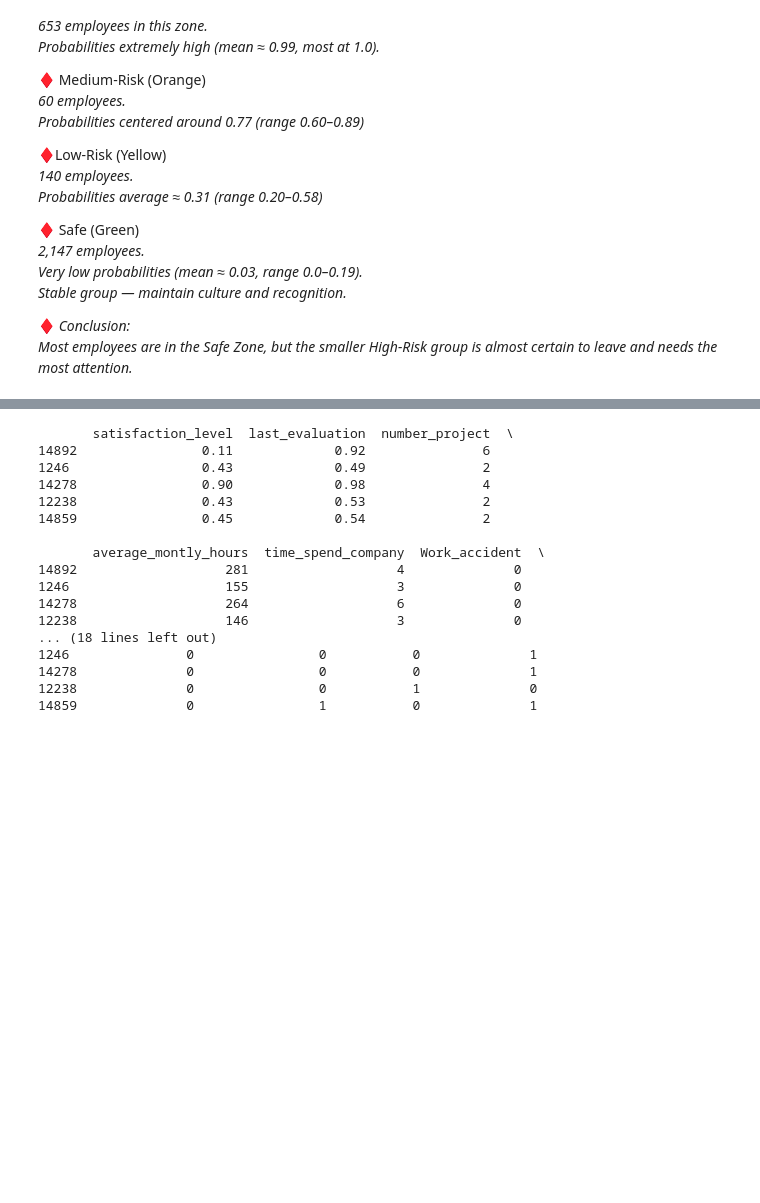
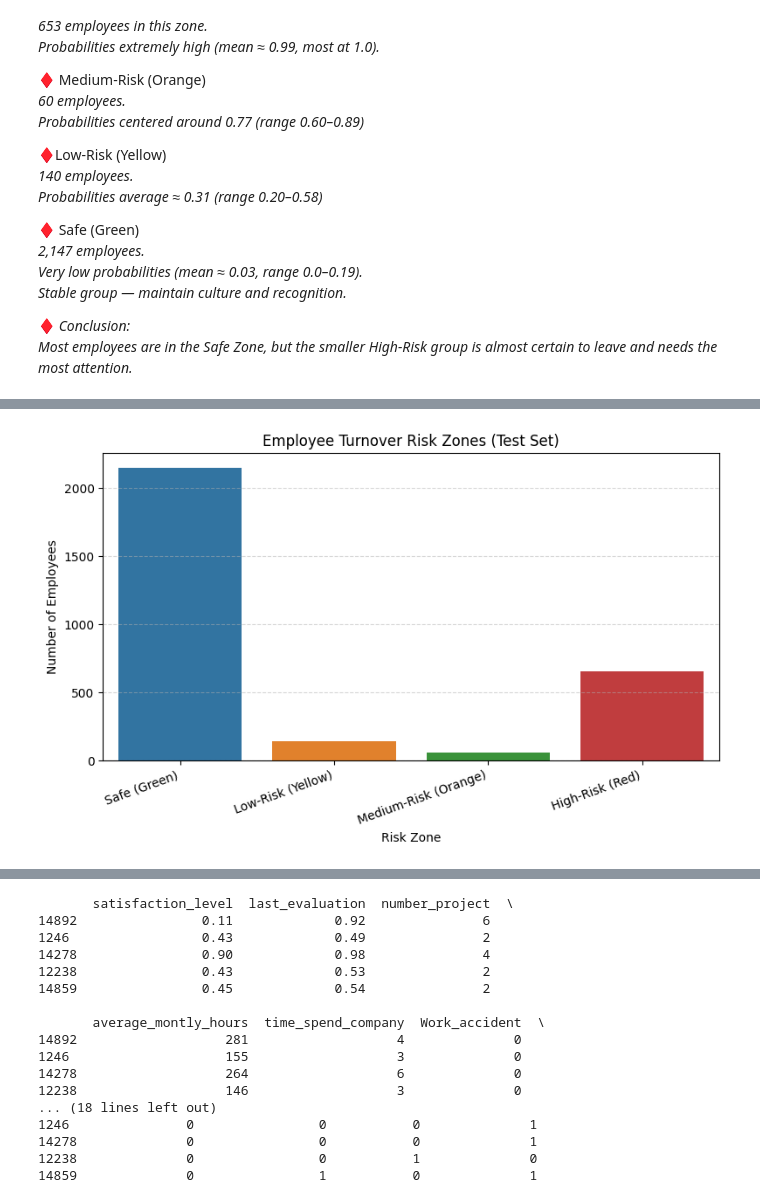
Before and after one commit to joanacoyle/project_empl_turn_joanacoyle., a Jupyter notebook: project_empl_turn_joanacoyle.ipynb, the cells around one changed output, grey strips where cells are left out. Cells and saved outputs as stored; diff of their text form; code cells hidden in the pictures; blank space fills up the shorter version.

```diff
--- a/project_empl_turn_joanacoyle.ipynb
+++ b/project_empl_turn_joanacoyle.ipynb
@@ -1473,4 +1458,19 @@ Medium-Risk (Orange)      63
 Name: count, dtype: int64
+# %%
+order = ["Safe (Green)", "Low-Risk (Yellow)", "Medium-Risk (Orange)", "High-Risk (Red)"]
+zone_counts = results["risk_zone"].value_counts().reindex(order)
+
+plt.figure(figsize=(8,5))
+sns.barplot(x=zone_counts.index, y=zone_counts.values)
+plt.title("Employee Turnover Risk Zones (Test Set)")
+plt.xlabel("Risk Zone")
+plt.ylabel("Number of Employees")
+plt.xticks(rotation=20, ha="right")
+plt.grid(axis="y", linestyle="--", alpha=0.5)
+plt.tight_layout()
+plt.show()
+# %% [output]
+[figure, added]
 # %%
 print(results.groupby('risk_zone')['prob_leave'].mean().sort_values(ascending=False))
 # %% [output]
```
Also changed, not shown: parts of 37 cells of this notebook.
